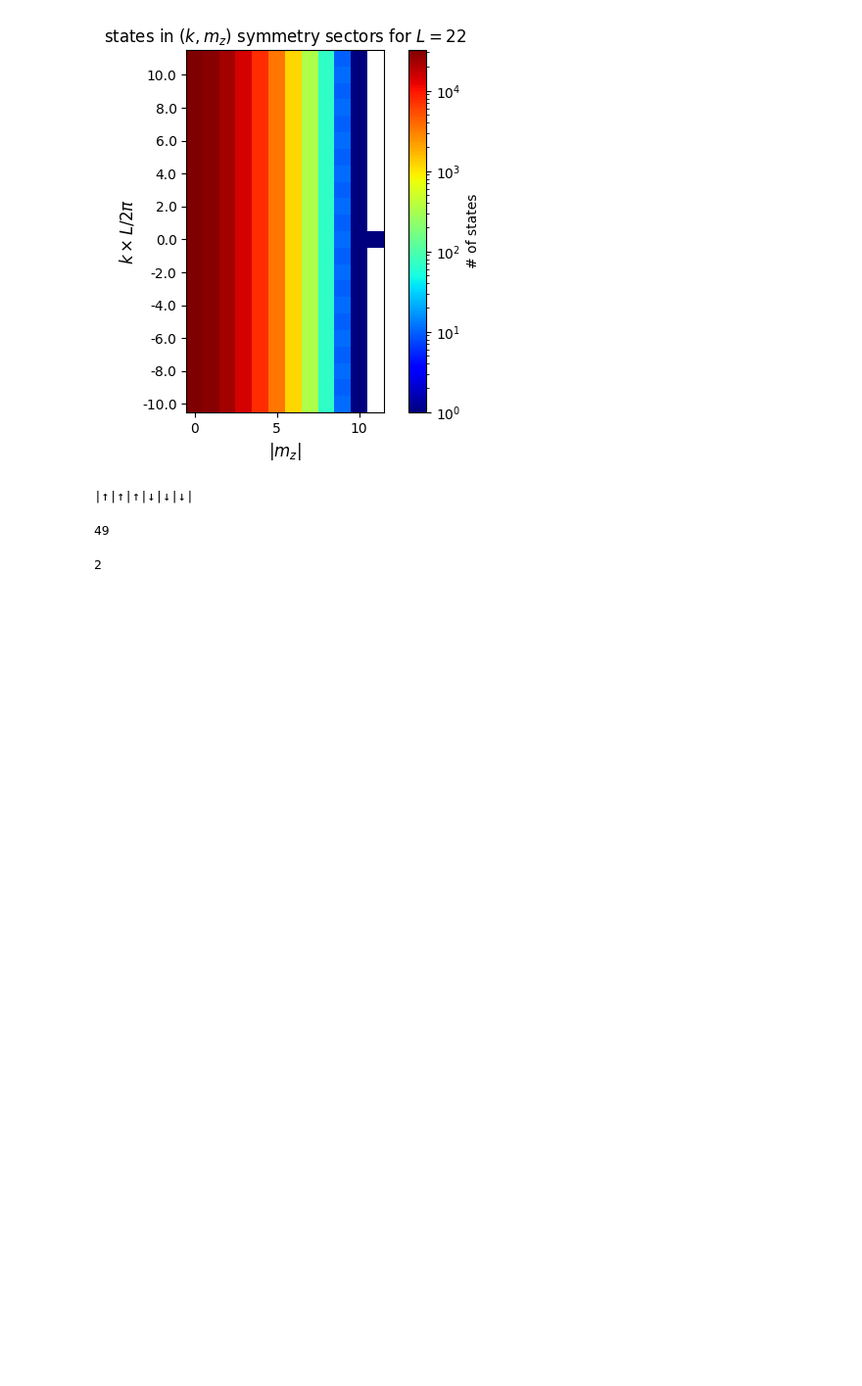
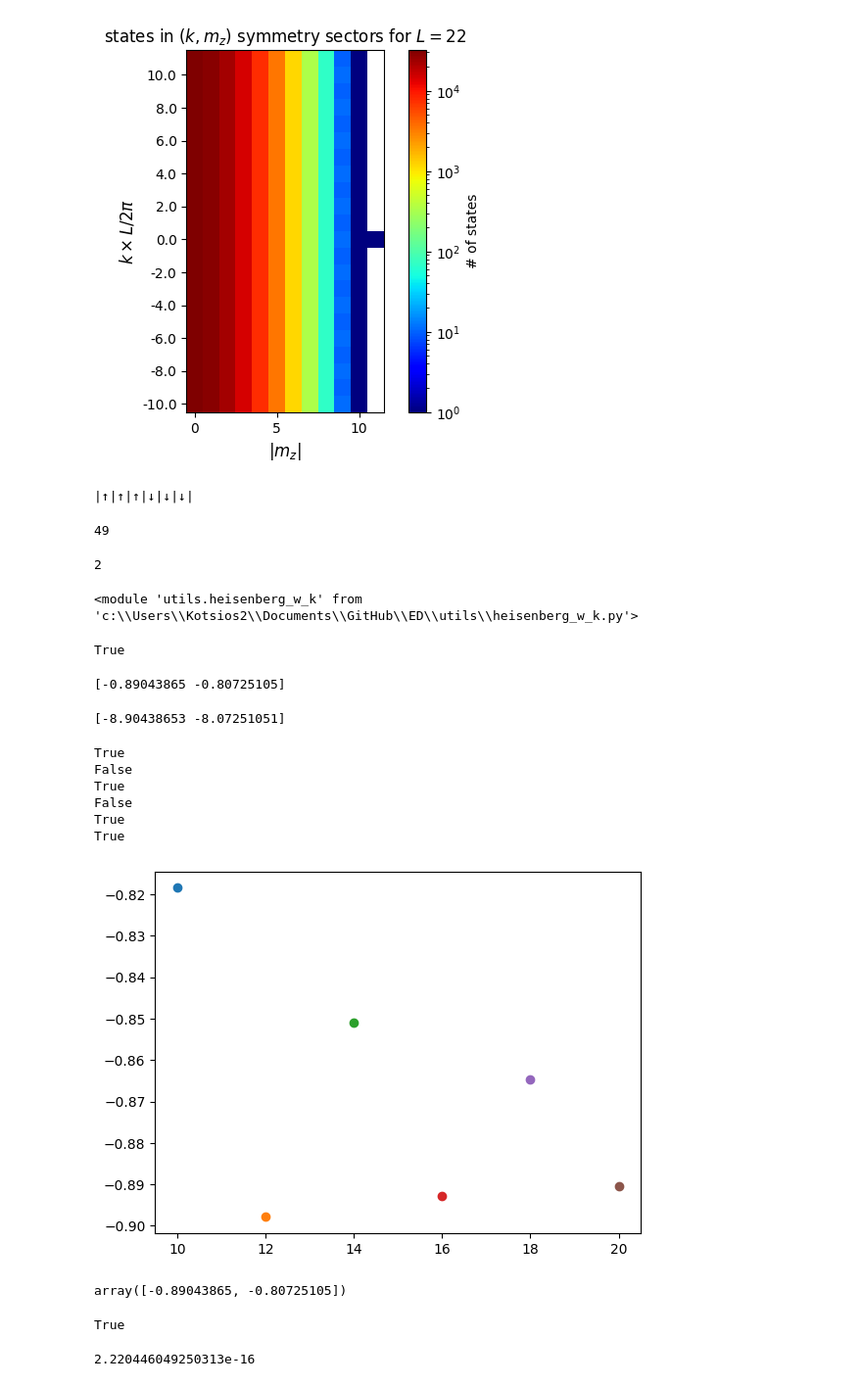
Before and after one commit to KotsiosJirisSas/ED, a Jupyter notebook: 1d_heisenberg.ipynb, the cells around one changed output. Shown: that part at 98% size. Saved outputs shown, nothing was run; the diff lists cells and outputs as text; code cells hidden in the pictures; blank space fills up the shorter version.

```diff
--- a/1d_heisenberg.ipynb
+++ b/1d_heisenberg.ipynb
@@ -150,3 +150,7 @@ heisk.Tran(6,56)
 heisk.findrepstate(6,49)
 # %% [output]
 2
+# %%
+reload(heisk)
+# %% [output]
+<module 'utils.heisenberg_w_k' from 'c:\\Users\\Kotsios2\\Documents\\GitHub\\ED\\utils\\heisenberg_w_k.py'>
@@ -152,0 +160,39 @@ heisk.findrepstate(6,49)
+# %%
+H = heisk.constructH(20,k=0,mz=0,pars={'J':1.})
+# %% [output]
+True
+# %%
+eigenvalues, eigenvectors = eigsh(H, k=2, which='SA', tol=1e-10)
+print(eigenvalues/10)
+# %% [output]
+[-0.89043865 -0.80725105]
+# %%
+eigenvalues, eigenvectors = eigsh(csr_matrix(H), k=2, which='SA', tol=1e-10)
+print(eigenvalues)
+# %% [output]
+[-8.90438653 -8.07251051]
+# %%
+for l in range(10,22,+2):
+    H = heisk.constructH(l,k=0,mz=0,pars={'J':1.})
+    eigenvalues, eigenvectors = eigsh(csr_matrix(H), k=2, which='SA', tol=1e-10)
+    plt.scatter(l,eigenvalues[0]/(l/2))
+# %% [output]
+True
+False
+True
+False
+True
+True
+[figure, added]
+# %%
+eigenvalues/20 * 2
+# %% [output]
+array([-0.89043865, -0.80725105])
+# %%
+isspmatrix_csr(csr_matrix(H))
+# %% [output]
+True
+# %%
+print(np.max(np.abs(H-H.T)))
+# %% [output]
+2.220446049250313e-16
```
Also changed, not shown: parts of 2 cells of this notebook, 1 other file.
